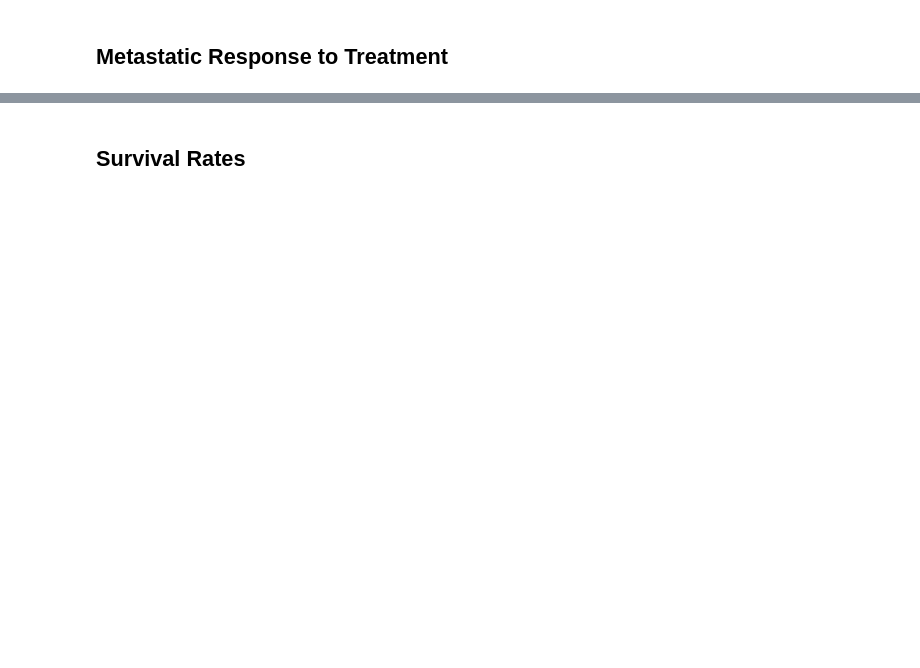
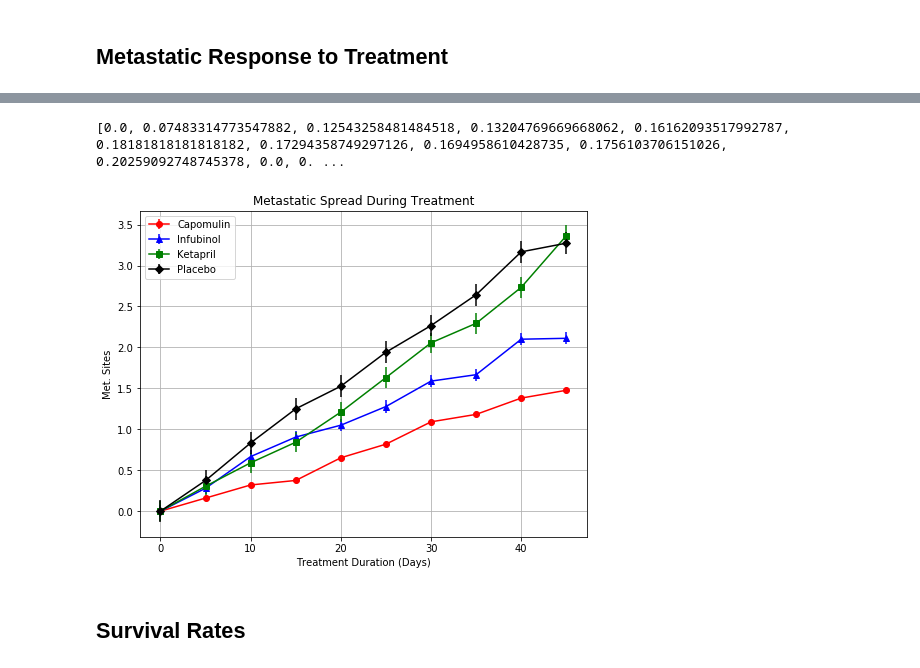
Before and after one commit to mcalambur/python-challenge, a Jupyter notebook: Pymaceuticals/pymaceuticals_starter.ipynb, the cells around one changed output, grey strips where cells are left out. Drawn from its saved outputs; the diff is of its cells as text; code cells hidden in the pictures; blank space fills up the shorter version.

```diff
--- a/Pymaceuticals/pymaceuticals_starter.ipynb
+++ b/Pymaceuticals/pymaceuticals_starter.ipynb
@@ -182,0 +198,9 @@ plt.show()
+# %%
+# Minor Data Munging to Re-Format the Data Frames
+mtrr_df = mouse_clinical_df[['Drug', 'Timepoint', 'Metastatic Sites']].groupby(by=['Drug', 'Timepoint'], as_index=False).aggregate({'Metastatic Sites':'mean'})
+# Sort the data
+mtrr_df.sort_values(by=['Drug', 'Timepoint'], inplace=True)
+# Convert to DataFrame as a pivot
+mtrr_pvt = mtrr_df.pivot(index='Timepoint', values = 'Metastatic Sites', columns = 'Drug')
+# Preview that Reformatting worked
+mtrr_pvt.head()
@@ -183,3 +215,45 @@ plt.show()
+# %%
+# For the 4 drugs to be displayed, create a smaller dataframe
+drugs_to_display = ['Capomulin', 'Infubinol', 'Ketapril', 'Placebo']
+std_err2 = mtrr_serr.loc[mtrr_serr.index.isin(drugs_to_display), ['Metastatic Sites']]
+# Extract the standard errors for the 4 drugs as a list for the error bars for the plot
+std_err_list2 = std_err2['Metastatic Sites'].tolist()
+print(std_err_list2)
+# %% [output]
+[0.0, 0.07483314773547882, 0.12543258481484518, 0.13204769669668062, 0.16162093517992787, 0.18181818181818182, 0.17294358749297126, 0.1694958610428735, 0.1756103706151026, 0.20259092748745378, 0.0, 0. ...
+# %%
+# Generate the Plot (with Error Bars)
+
+# Save the Figure
+
+# Show the Figure
+fig, ax = plt.subplots()
+# Limit charts to 4 drugs per HW
+drugs_to_display = ['Capomulin', 'Infubinol', 'Ketapril', 'Placebo']
+#Select colors based on HW charts and define an iterator to go through the list
+colors =itertools.cycle(('red', 'blue', 'green', 'black'))
+#Select markers based on HW charts and define an iterator to go through the list
+marker =itertools.cycle(('o', '^', 's', 'D'))
+#Use previously created standard error list and define an iterator to go through the list
+yerror2 = itertools.cycle(std_err_list2)
+#generate the plot
+for drug in range(len(drugs_to_display)):
+    ax = mtrr_pvt.plot(ax = ax, y=drugs_to_display[drug], kind='line', color=next(colors), yerr= next(yerror2), marker=next(marker), grid=True)
+    ax.legend()
+# Set figure width to 8 and height to 6
+fig_size = plt.rcParams["figure.figsize"]
+fig_size[0] = 8
+fig_size[1] = 6
+plt.rcParams["figure.figsize"] = fig_size
+plt.title('Metastatic Spread During Treatment', fontsize=12)
+plt.xlabel('Treatment Duration (Days)', fontsize= 10)
+plt.ylabel('Met. Sites', fontsize= 10)
+plt.show()
+# Save the Figure
+fig.savefig('MetastaticSpread.jpg')
+plt.show()
+# %% [output]
+[figure, added]
 # %% [markdown]
 ## Survival Rates
 # %%
```
Also changed, not shown: parts of 36 cells of this notebook, 5 other files.
